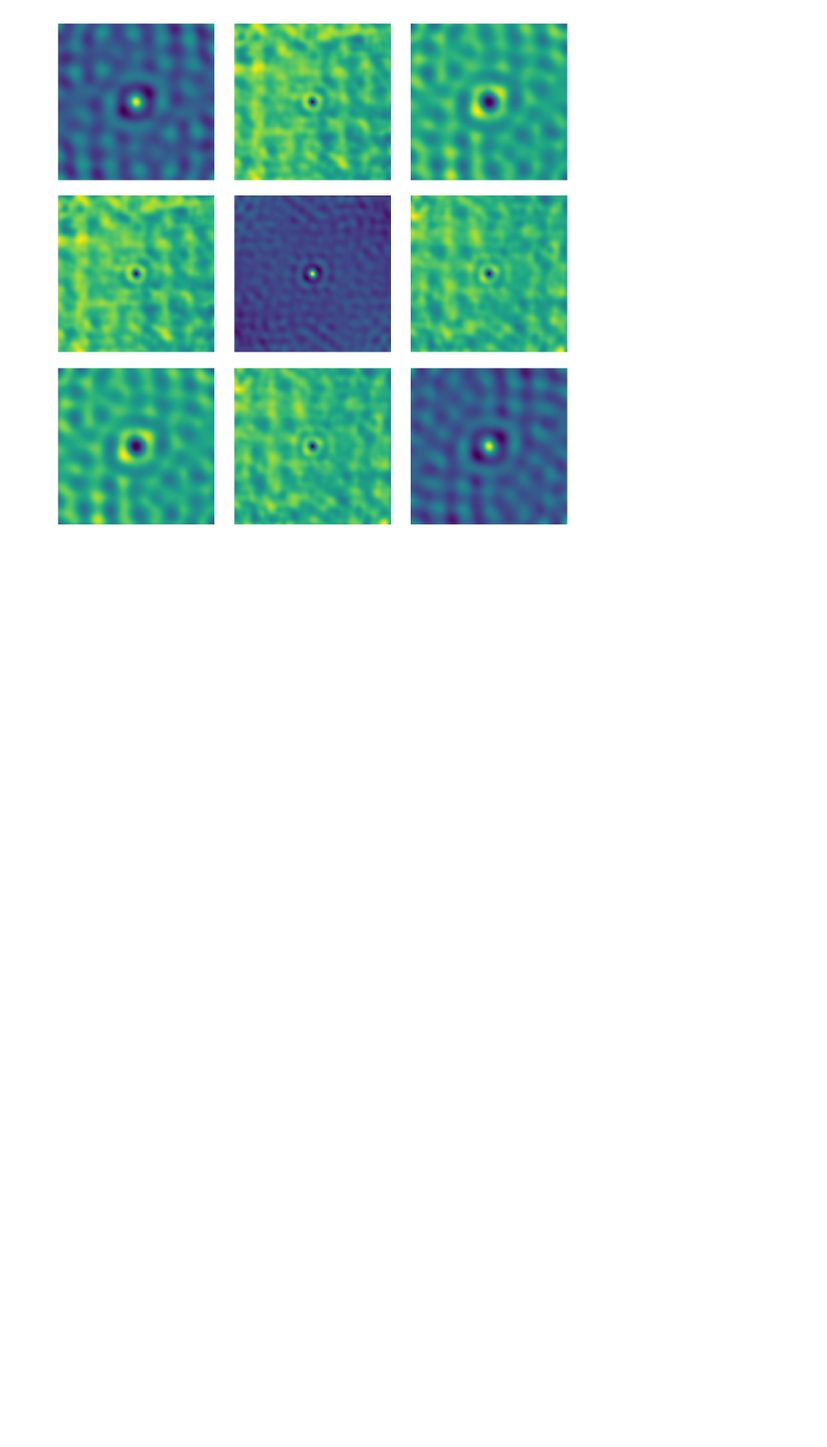
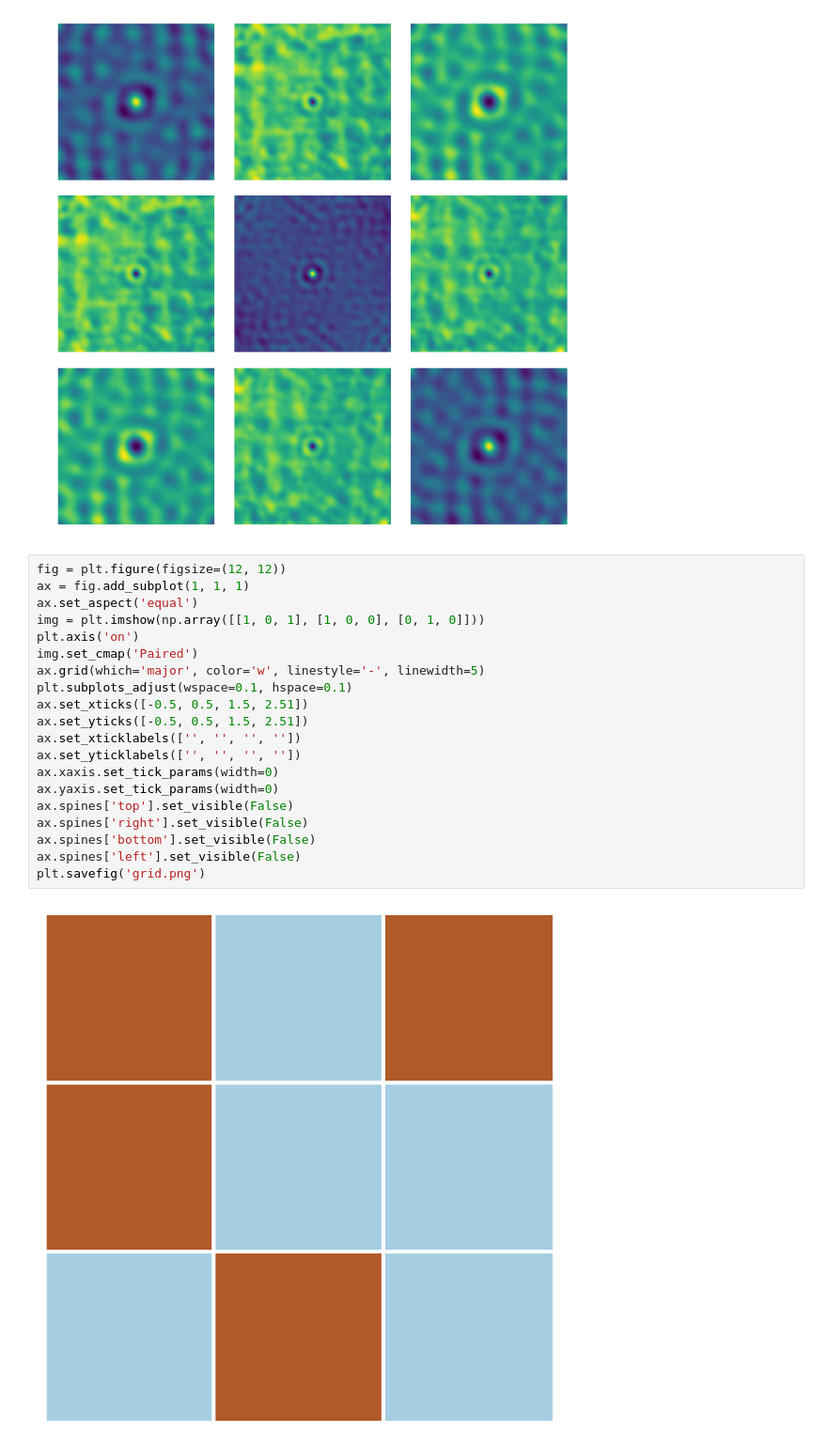
Before and after one commit to materialsinnovation/mks-tutorial, a Jupyter notebook: data/cartoons.ipynb, the cells around one changed output. Shown at 94% size. Saved outputs shown, nothing was run; the diff lists cells and outputs as text; blank space fills up the shorter version.

```diff
--- a/data/cartoons.ipynb
+++ b/data/cartoons.ipynb
@@ -343,3 +360,25 @@ plt.subplots_adjust(wspace=0.1, hspace=0.1)
 plt.savefig('stats.png')
 # %% [output]
 [figure]
+# %%
+fig = plt.figure(figsize=(12, 12))
+ax = fig.add_subplot(1, 1, 1)
+ax.set_aspect('equal')
+img = plt.imshow(np.array([[1, 0, 1], [1, 0, 0], [0, 1, 0]]))
+plt.axis('on')
+img.set_cmap('Paired')
+ax.grid(which='major', color='w', linestyle='-', linewidth=5)
+plt.subplots_adjust(wspace=0.1, hspace=0.1)
+ax.set_xticks([-0.5, 0.5, 1.5, 2.51])
+ax.set_yticks([-0.5, 0.5, 1.5, 2.51])
+ax.set_xticklabels(['', '', '', ''])
+ax.set_yticklabels(['', '', '', ''])
+ax.xaxis.set_tick_params(width=0)
+ax.yaxis.set_tick_params(width=0)
+ax.spines['top'].set_visible(False)
+ax.spines['right'].set_visible(False)
+ax.spines['bottom'].set_visible(False)
+ax.spines['left'].set_visible(False)
+plt.savefig('grid.png')
+# %% [output]
+[figure, added]
```
Also changed, not shown: parts of 5 cells of this notebook.
